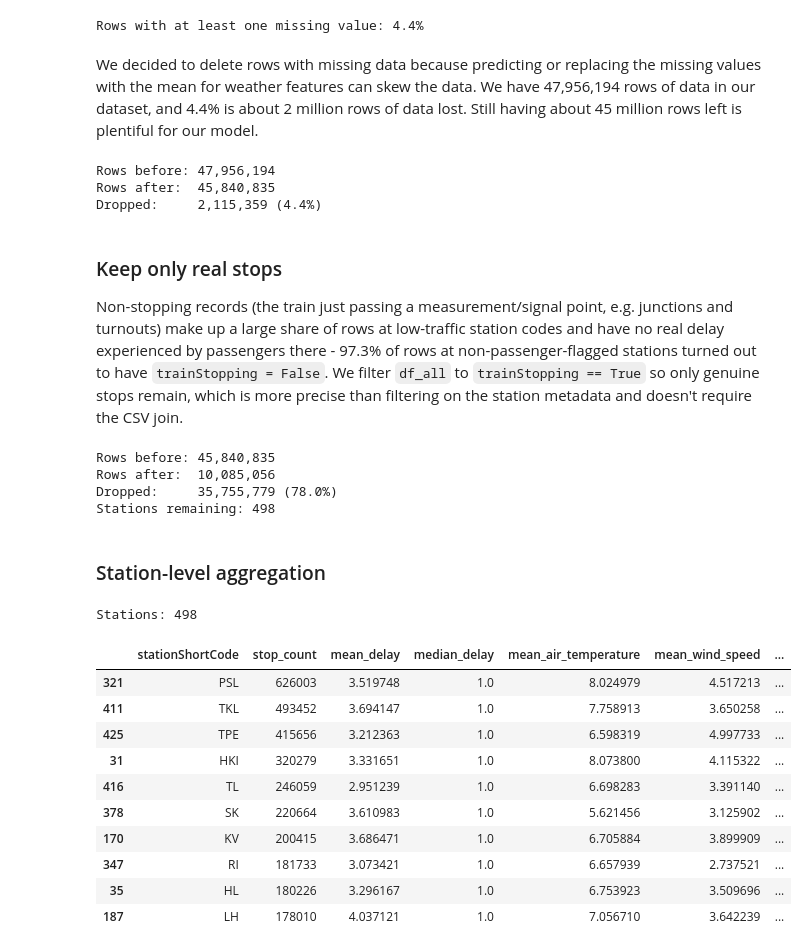
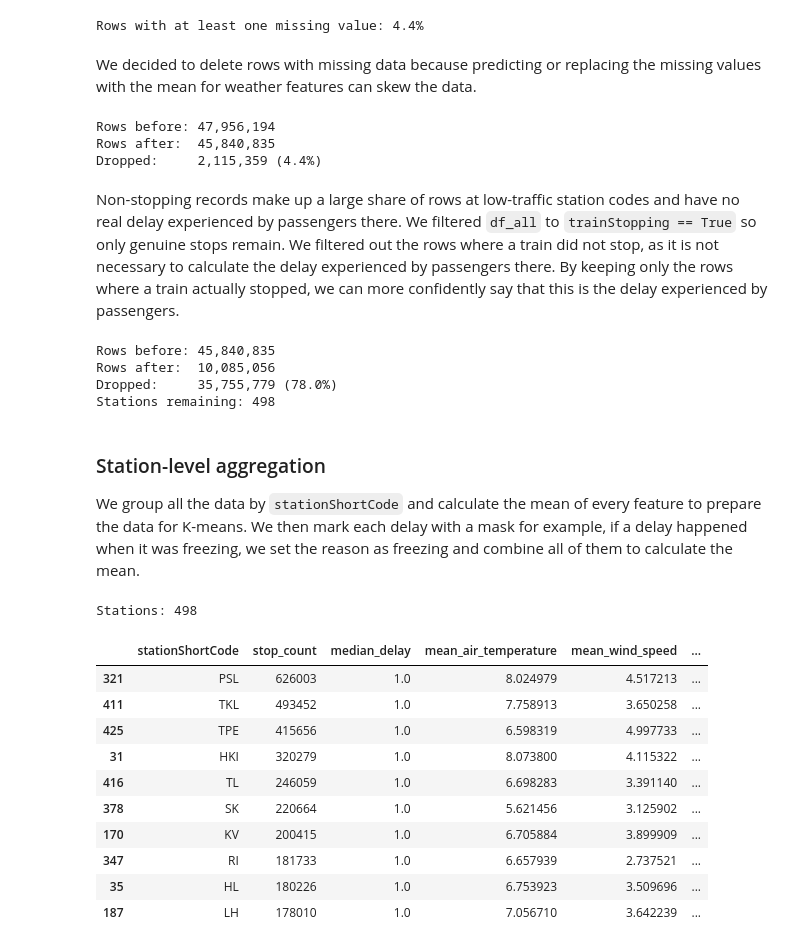
Before and after one commit to alekkiq/dkko-g2, a Jupyter notebook: project/project.ipynb, the cells around one changed output. Saved outputs shown, nothing was run; the diff lists cells and outputs as text; code cells hidden in the pictures.

```diff
--- a/project/project.ipynb
+++ b/project/project.ipynb
@@ -284,7 +288,7 @@ print(f"Rows with at least one missing value: {rows_with_missing:.1f}%")
 # %% [output]
 Rows with at least one missing value: 4.4%
 # %% [markdown]
-We decided to delete rows with missing data because predicting or replacing the missing values with the mean for weather features can skew the data. We have 47,956,194 rows of data in our dataset, and 4.4% is about 2 million rows of data lost. Still having about 45 million rows left is plentiful for our model.
+We decided to delete rows with missing data because predicting or replacing the missing values with the mean for weather features can skew the data.
 # %%
 #drop rows with any missing values across the selected columns
 rows_before = len(df_all)
@@ -299,9 +303,7 @@ Rows before: 47,956,194
 Rows after:  45,840,835
 Dropped:     2,115,359 (4.4%)
 # %% [markdown]
-### Keep only real stops
-
-Non-stopping records (the train just passing a measurement/signal point, e.g. junctions and turnouts) make up a large share of rows at low-traffic station codes and have no real delay experienced by passengers there - 97.3% of rows at non-passenger-flagged stations turned out to have `trainStopping = False`. We filter `df_all` to `trainStopping == True` so only genuine stops remain, which is more precise than filtering on the station metadata and doesn't require the CSV join.
+Non-stopping records make up a large share of rows at low-traffic station codes and have no real delay experienced by passengers there. We filtered `df_all` to `trainStopping == True` so only genuine stops remain. We filtered out the rows where a train did not stop, as it is not necessary to calculate the delay experienced by passengers there. By keeping only the rows where a train actually stopped, we can more confidently say that this is the delay experienced by passengers.
 # %%
 #keep only rows where the train actually stopped, and drop the now-unneeded column
 rows_before = len(df_all)
@@ -320,63 +322,67 @@ Dropped:     35,755,779 (78.0%)
 Stations remaining: 498
 # %% [markdown]
 ### Station-level aggregation
+
+We group all the data by `stationShortCode` and calculate the mean of every feature to prepare the data for K-means. We then mark each delay with a mask for example, if a delay happened when it was freezing, we set the reason as freezing and combine all of them to calculate the mean.
 # %%
-#overall per-station delay and weather averages
+import numpy as np
+
+#overall per-station delay and weather averages. Delay uses the median, not the mean - delay is
+#heavily right-skewed, so a small sample's mean can be wrecked by a single extreme event
 station_features = (
     df_all
     .groupby('stationShortCode', observed=True)
     .agg(
         stop_count=('differenceInMinutes', 'size'),
-        mean_delay=('differenceInMinutes', 'mean'),
         median_delay=('differenceInMinutes', 'median'),
         mean_air_temperature=('Air temperature', 'mean'),
         mean_wind_speed=('Wind speed', 'mean'),
         mean_relative_humidity=('Relative humidity', 'mean'),
         mean_precipitation_intensity=('Precipitation intensity', 'mean'),
         mean_snow_depth=('Snow depth', 'mean'),
         mean_pressure=('Pressure (msl)', 'mean'),
         mean_horizontal_visibility=('Horizontal visibility', 'mean'),
         mean_cloud_amount=('Cloud amount', 'mean'),
     )
     .reset_index()
 )
 
-#average delay per station, split by weather condition, to capture weather-specific vulnerability
+#median delay per station, split by weather condition, to capture weather-specific vulnerability.
+#a condition built from fewer than MIN_CONDITION_STOPS stops is blanked out - too small a sample to
+#trust, and prone to being skewed by a single extreme delay event
+MIN_CONDITION_STOPS = 30
+
 rain_mask = df_all['Precipitation intensity'] > 0
 freezing_mask = df_all['Air temperature'] < 0
 snow_mask = df_all['Snow depth'] > 0
 
 def delay_by_station(mask, name):
-    return (
-        df_all[mask]
-        .groupby('stationShortCode', observed=True)['differenceInMinutes']
-        .mean()
-        .rename(name)
-        .reset_index()
-    )
+    grouped = df_all[mask].groupby('stationShortCode', observed=True)['differenceInMinutes']
+    result = grouped.agg(**{name: 'median', f'{name}_n': 'size'}).reset_index()
+    result.loc[result[f'{name}_n'] < MIN_CONDITION_STOPS, name] = np.nan
+    return result.drop(columns=f'{name}_n')
 
 condition_masks = [
-    (rain_mask, 'mean_delay_rain'),
-    (~rain_mask, 'mean_delay_dry'),
-    (freezing_mask, 'mean_delay_freezing'),
-    (snow_mask, 'mean_delay_snow'),
+    (rain_mask, 'median_delay_rain'),
+    (freezing_mask, 'median_delay_freezing'),
+    (snow_mask, 'median_delay_snow'),
 ]
 
 for mask, name in condition_masks:
     station_features = station_features.merge(delay_by_station(mask, name), on='stationShortCode', how='left')
 
 print(f"Stations: {len(station_features)}")
 station_features.sort_values('stop_count', ascending=False).head(10)
 # %% [output]
 Stations: 498
-|  | stationShortCode | stop_count | mean_delay | median_delay | mean_air_temperature | mean_wind_speed | ... |
-| 321 | PSL | 626003 | 3.519748 | 1.0 | 8.024979 | 4.517213 | ... |
-| 411 | TKL | 493452 | 3.694147 | 1.0 | 7.758913 | 3.650258 | ... |
-| 425 | TPE | 415656 | 3.212363 | 1.0 | 6.598319 | 4.997733 | ... |
-| 31 | HKI | 320279 | 3.331651 | 1.0 | 8.073800 | 4.115322 | ... |
-| 416 | TL | 246059 | 2.951239 | 1.0 | 6.698283 | 3.391140 | ... |
-| 378 | SK | 220664 | 3.610983 | 1.0 | 5.621456 | 3.125902 | ... |
-| 170 | KV | 200415 | 3.686471 | 1.0 | 6.705884 | 3.899909 | ... |
-| 347 | RI | 181733 | 3.073421 | 1.0 | 6.657939 | 2.737521 | ... |
-| 35 | HL | 180226 | 3.296167 | 1.0 | 6.753923 | 3.509696 | ... |
-| 187 | LH | 178010 | 4.037121 | 1.0 | 7.056710 | 3.642239 | ... |
+|  | stationShortCode | stop_count | median_delay | mean_air_temperature | mean_wind_speed | ... |
+| 321 | PSL | 626003 | 1.0 | 8.024979 | 4.517213 | ... |
+| 411 | TKL | 493452 | 1.0 | 7.758913 | 3.650258 | ... |
+| 425 | TPE | 415656 | 1.0 | 6.598319 | 4.997733 | ... |
+| 31 | HKI | 320279 | 1.0 | 8.073800 | 4.115322 | ... |
+| 416 | TL | 246059 | 1.0 | 6.698283 | 3.391140 | ... |
+| 378 | SK | 220664 | 1.0 | 5.621456 | 3.125902 | ... |
+| 170 | KV | 200415 | 1.0 | 6.705884 | 3.899909 | ... |
+| 347 | RI | 181733 | 1.0 | 6.657939 | 2.737521 | ... |
+| 35 | HL | 180226 | 1.0 | 6.753923 | 3.509696 | ... |
+| 187 | LH | 178010 | 1.0 | 7.056710 | 3.642239 | ... |
```
Also changed, not shown: parts of 14 cells of this notebook.
